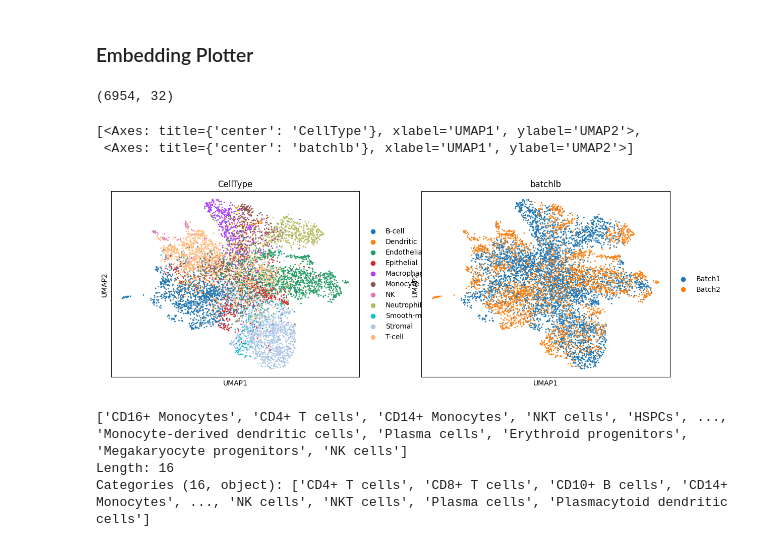
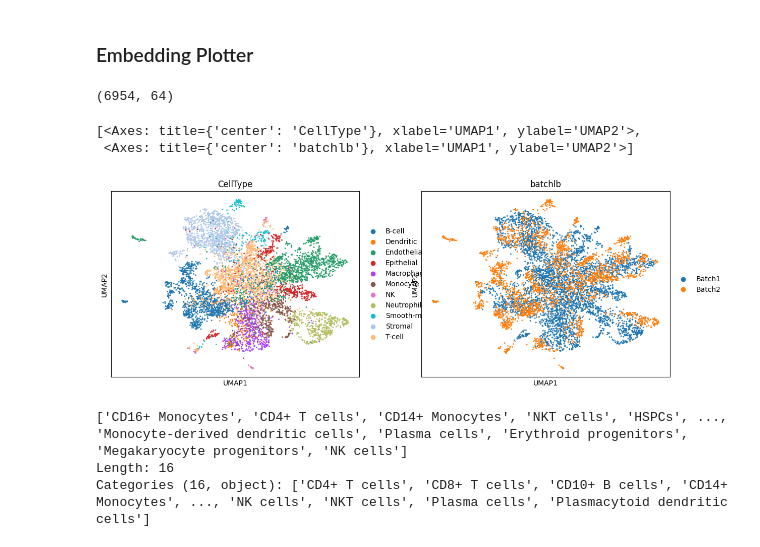
Before and after one commit to OlgaOvcharenko/scAugmentBench, a Jupyter notebook: debug.ipynb, the cells around one changed output. Drawn from its saved outputs; the diff is of its cells as text; code cells hidden in the pictures.

```diff
--- a/debug.ipynb
+++ b/debug.ipynb
@@ -54,26 +53,28 @@ The reading cost time 0.0090 secs
+# %%
+adata = sc.read_h5ad(os.path.join("/local/home/tomap/own_model/CLAIRE-data/ImmuneAtlas/Conde.h5ad"))
 # %% [markdown]
 ### Embedding Plotter
 # %%
 import scanpy as sc
 import numpy as np
 
 def plot_umap(adata, embedding):
     adata.obsm['Embedding'] = embedding
     sc.pp.neighbors(adata, use_rep="Embedding")
     sc.tl.umap(adata)
     return sc.pl.umap(adata, show=False, color=['CellType', 'batchlb'],)
 
-path = "/local/home/tomap/scAugmentBench/ablation-db-2/architecture-ablation/MCA/BarlowTwins/32/2/20/embedding.npz"
+path = "/local/home/tomap/scAugmentBench/ablation-db-2/augmentation-ablation/MCA/bbknn/0.7/5/BarlowTwins/20/embedding.npz"
 
 embedding = np.load(path)['arr_0']
 
 print(embedding.shape)
 plot_umap(adata, embedding)
 # %% [output]
-(6954, 32)
+(6954, 64)
 [<Axes: title={'center': 'CellType'}, xlabel='UMAP1', ylabel='UMAP2'>,
  <Axes: title={'center': 'batchlb'}, xlabel='UMAP1', ylabel='UMAP2'>]
-[figure, old version]
+[figure, new version]
 # %%
 print(adata.obs['CellType'].unique())
 # %% [output]
```
Also changed, not shown: parts of 6 cells of this notebook, 25 other files.
